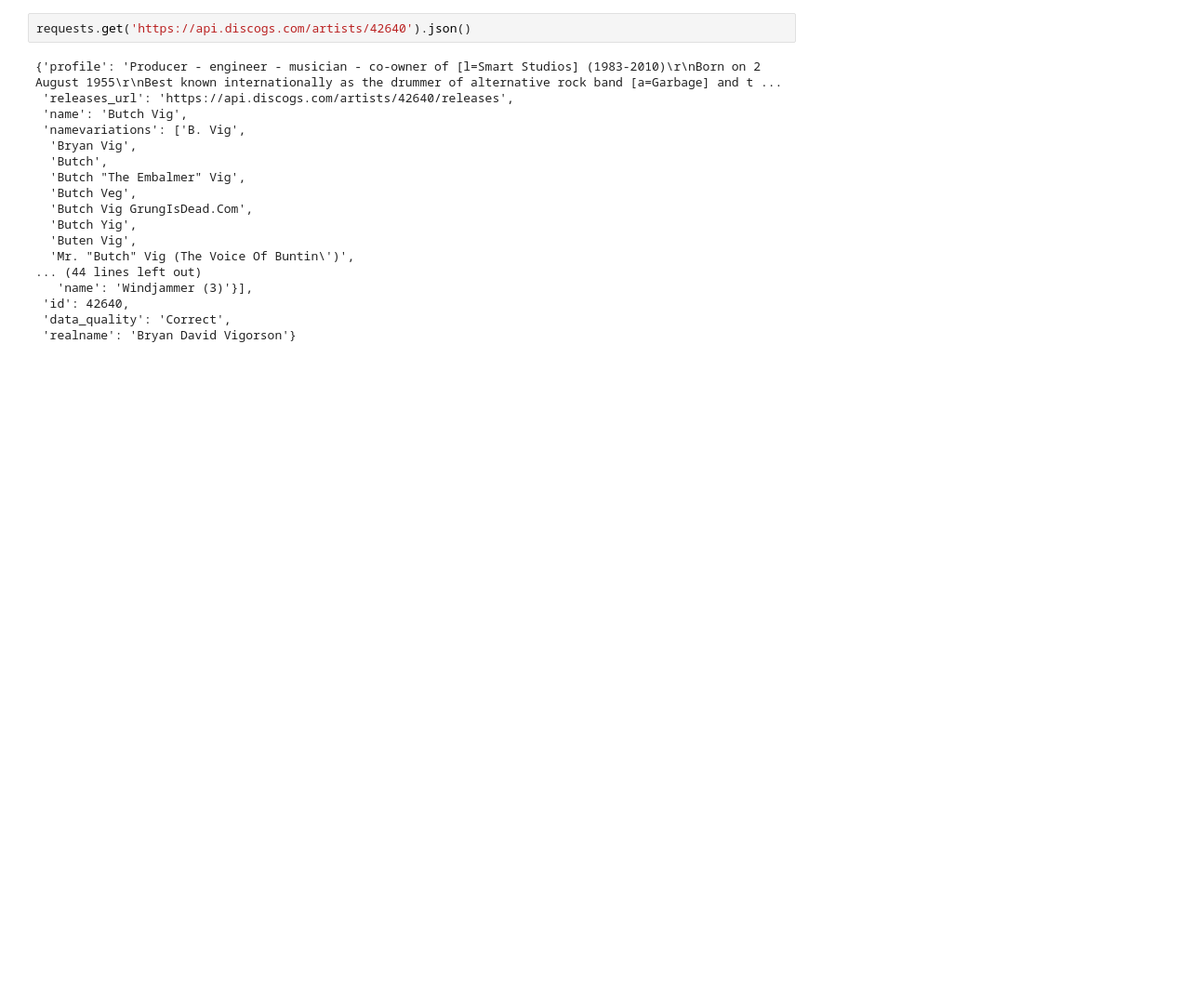
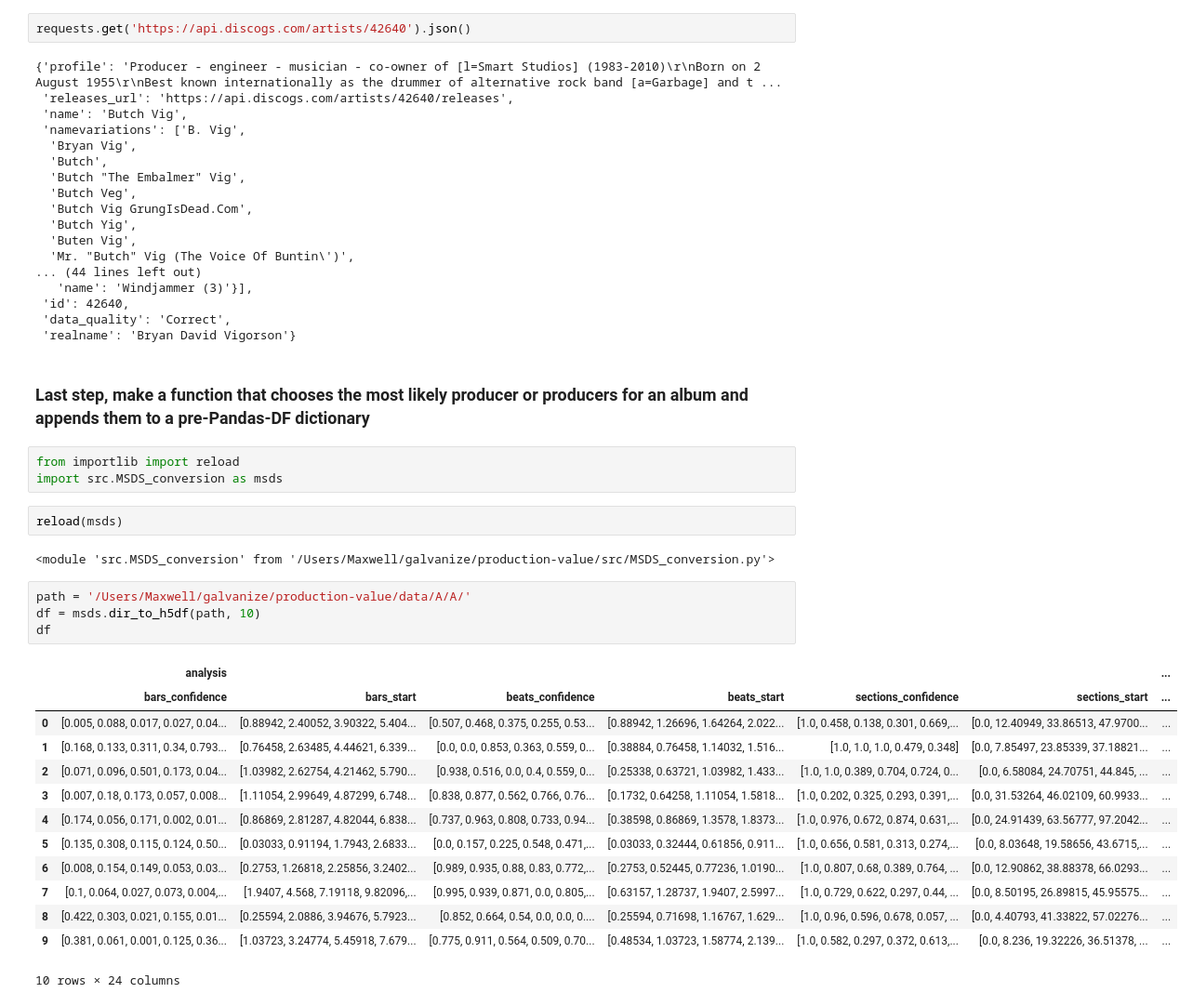
Before and after one commit to mhfisch/production-value, a Jupyter notebook: discogs.ipynb, the cells around one changed output. Shown at 93% size. Saved outputs shown, nothing was run; the diff lists cells and outputs as text; blank space fills up the shorter version.

```diff
--- a/discogs.ipynb
+++ b/discogs.ipynb
@@ -364,3 +362,30 @@ requests.get('https://api.discogs.com/artists/42640').json()
  'id': 42640,
  'data_quality': 'Correct',
  'realname': 'Bryan David Vigorson'}
+# %% [markdown]
+### Last step, make a function that chooses the most likely producer or producers for an album and appends them to a pre-Pandas-DF dictionary
+# %%
+from importlib import reload
+import src.MSDS_conversion as msds
+# %%
+reload(msds)
+# %% [output]
+<module 'src.MSDS_conversion' from '/Users/Maxwell/galvanize/production-value/src/MSDS_conversion.py'>
+# %%
+path = '/Users/Maxwell/galvanize/production-value/data/A/A/'
+df = msds.dir_to_h5df(path, 10)
+df
+# %% [output]
+|  | analysis |  |  |  |  |  | ... |
+|  | bars_confidence | bars_start | beats_confidence | beats_start | sections_confidence | sections_start | ... |
+| 0 | [0.005, 0.088, 0.017, 0.027, 0.04... | [0.88942, 2.40052, 3.90322, 5.404... | [0.507, 0.468, 0.375, 0.255, 0.53... | [0.88942, 1.26696, 1.64264, 2.022... | [1.0, 0.458, 0.138, 0.301, 0.669,... | [0.0, 12.40949, 33.86513, 47.9700... | ... |
+| 1 | [0.168, 0.133, 0.311, 0.34, 0.793... | [0.76458, 2.63485, 4.44621, 6.339... | [0.0, 0.0, 0.853, 0.363, 0.559, 0... | [0.38884, 0.76458, 1.14032, 1.516... | [1.0, 1.0, 1.0, 0.479, 0.348] | [0.0, 7.85497, 23.85339, 37.18821... | ... |
+| 2 | [0.071, 0.096, 0.501, 0.173, 0.04... | [1.03982, 2.62754, 4.21462, 5.790... | [0.938, 0.516, 0.0, 0.4, 0.559, 0... | [0.25338, 0.63721, 1.03982, 1.433... | [1.0, 1.0, 0.389, 0.704, 0.724, 0... | [0.0, 6.58084, 24.70751, 44.845, ... | ... |
+| 3 | [0.007, 0.18, 0.173, 0.057, 0.008... | [1.11054, 2.99649, 4.87299, 6.748... | [0.838, 0.877, 0.562, 0.766, 0.76... | [0.1732, 0.64258, 1.11054, 1.5818... | [1.0, 0.202, 0.325, 0.293, 0.391,... | [0.0, 31.53264, 46.02109, 60.9933... | ... |
+| 4 | [0.174, 0.056, 0.171, 0.002, 0.01... | [0.86869, 2.81287, 4.82044, 6.838... | [0.737, 0.963, 0.808, 0.733, 0.94... | [0.38598, 0.86869, 1.3578, 1.8373... | [1.0, 0.976, 0.672, 0.874, 0.631,... | [0.0, 24.91439, 63.56777, 97.2042... | ... |
+| 5 | [0.135, 0.308, 0.115, 0.124, 0.50... | [0.03033, 0.91194, 1.7943, 2.6833... | [0.0, 0.157, 0.225, 0.548, 0.471,... | [0.03033, 0.32444, 0.61856, 0.911... | [1.0, 0.656, 0.581, 0.313, 0.274,... | [0.0, 8.03648, 19.58656, 43.6715,... | ... |
+| 6 | [0.008, 0.154, 0.149, 0.053, 0.03... | [0.2753, 1.26818, 2.25856, 3.2402... | [0.989, 0.935, 0.88, 0.83, 0.772,... | [0.2753, 0.52445, 0.77236, 1.0190... | [1.0, 0.807, 0.68, 0.389, 0.764, ... | [0.0, 12.90862, 38.88378, 66.0293... | ... |
+| 7 | [0.1, 0.064, 0.027, 0.073, 0.004,... | [1.9407, 4.568, 7.19118, 9.82096,... | [0.995, 0.939, 0.871, 0.0, 0.805,... | [0.63157, 1.28737, 1.9407, 2.5997... | [1.0, 0.729, 0.622, 0.297, 0.44, ... | [0.0, 8.50195, 26.89815, 45.95575... | ... |
+| 8 | [0.422, 0.303, 0.021, 0.155, 0.01... | [0.25594, 2.0886, 3.94676, 5.7923... | [0.852, 0.664, 0.54, 0.0, 0.0, 0.... | [0.25594, 0.71698, 1.16767, 1.629... | [1.0, 0.96, 0.596, 0.678, 0.057, ... | [0.0, 4.40793, 41.33822, 57.02276... | ... |
+| 9 | [0.381, 0.061, 0.001, 0.125, 0.36... | [1.03723, 3.24774, 5.45918, 7.679... | [0.775, 0.911, 0.564, 0.509, 0.70... | [0.48534, 1.03723, 1.58774, 2.139... | [1.0, 0.582, 0.297, 0.372, 0.613,... | [0.0, 8.236, 19.32226, 36.51378, ... | ... |
+10 rows × 24 columns
```
Also changed, not shown: parts of 18 cells of this notebook.
